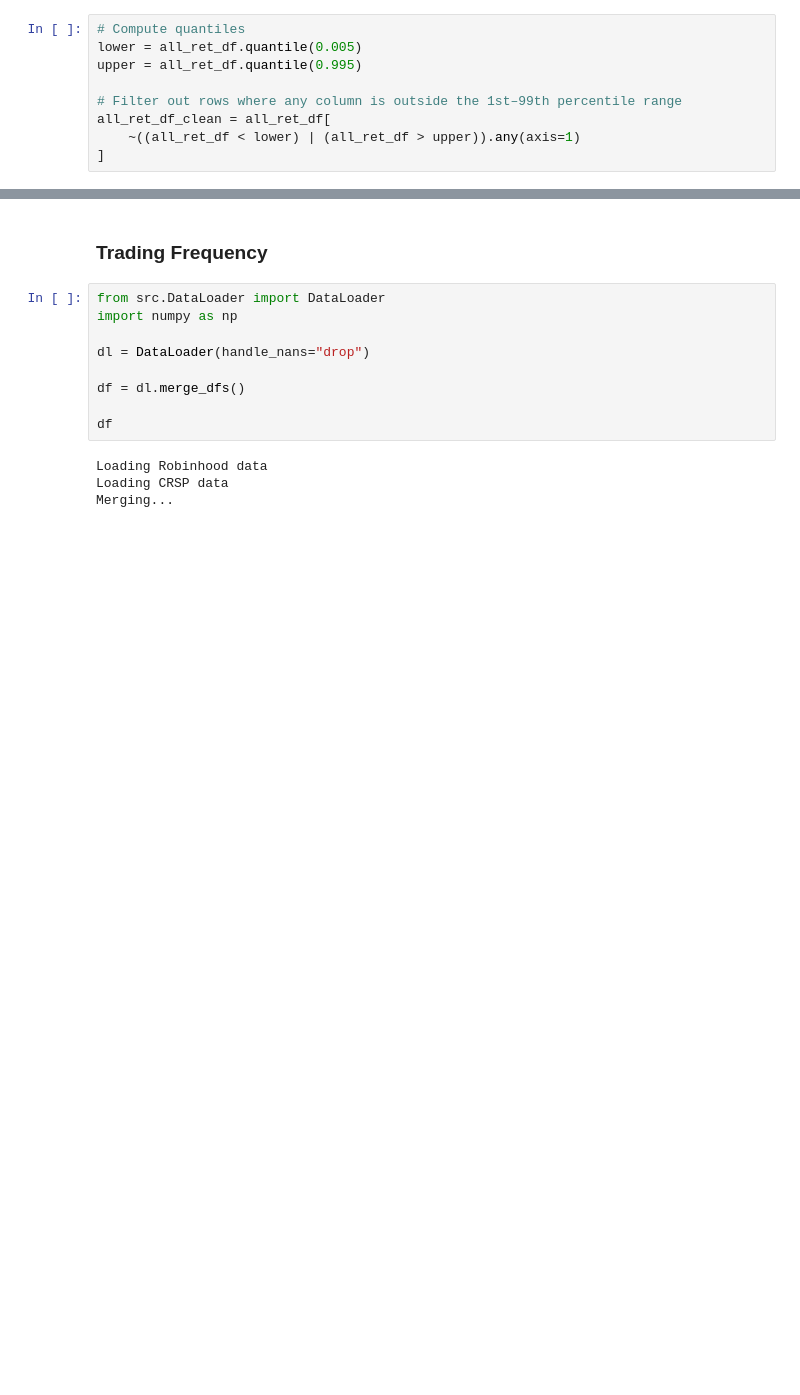
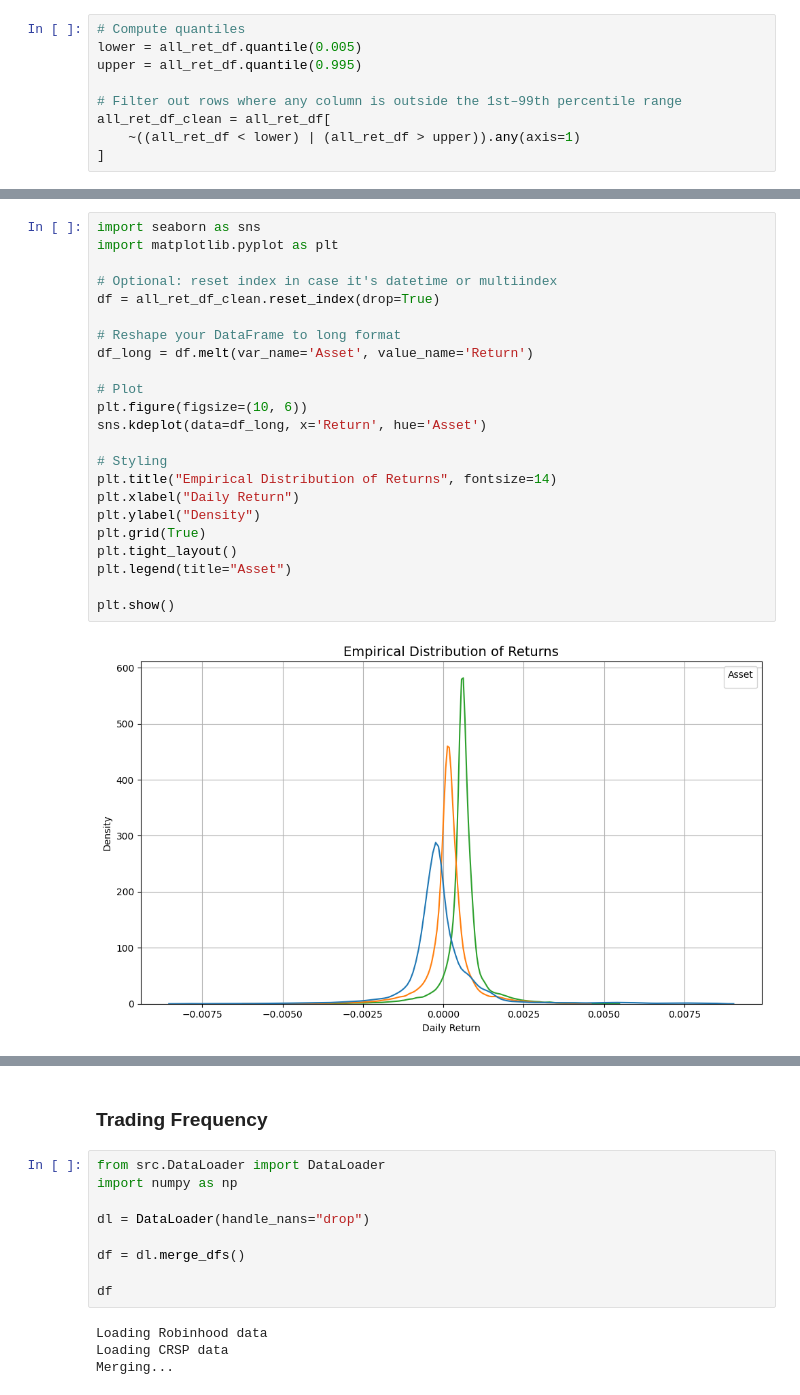
Before and after one commit to FedericoCortesi/Robinhood_data, a Jupyter notebook: test.ipynb, the cells around one changed output, grey strips where cells are left out. Drawn from its saved outputs; the diff is of its cells as text; blank space fills up the shorter version.

```diff
--- a/test.ipynb
+++ b/test.ipynb
@@ -995,0 +1000,25 @@ plt.show()
+# %%
+import seaborn as sns
+import matplotlib.pyplot as plt
+
+# Optional: reset index in case it's datetime or multiindex
+df = all_ret_df_clean.reset_index(drop=True)
+
+# Reshape your DataFrame to long format
+df_long = df.melt(var_name='Asset', value_name='Return')
+
+# Plot
+plt.figure(figsize=(10, 6))
+sns.kdeplot(data=df_long, x='Return', hue='Asset')
+
+# Styling
+plt.title("Empirical Distribution of Returns", fontsize=14)
+plt.xlabel("Daily Return")
+plt.ylabel("Density")
+plt.grid(True)
+plt.tight_layout()
+plt.legend(title="Asset")
+
+plt.show()
+# %% [output]
+[figure, added]
```
Also changed, not shown: parts of 11 cells of this notebook, 10 other files.
